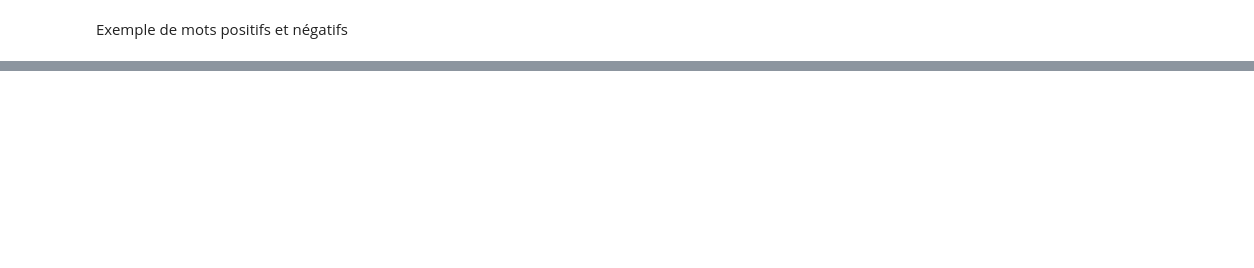
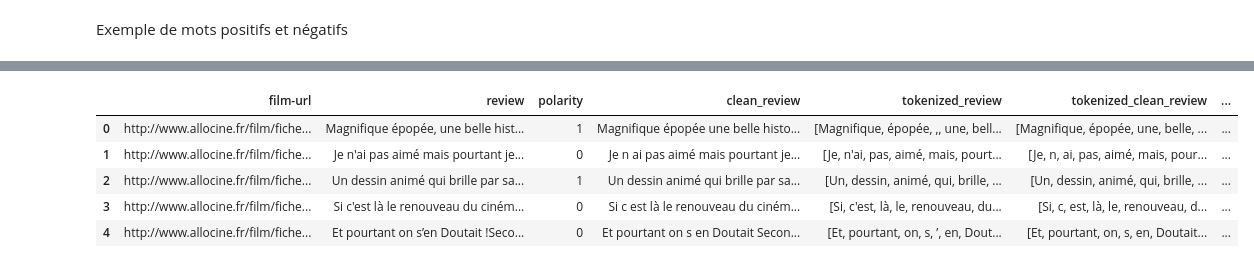
Before and after one commit to Vachonni/TrainingNLP, a Jupyter notebook: ConsortFormationNLP.ipynb, the cells around one changed output, grey strips where cells are left out. Cells and saved outputs as stored; diff of their text form; code cells hidden in the pictures; blank space fills up the shorter version.

```diff
--- a/ConsortFormationNLP.ipynb
+++ b/ConsortFormationNLP.ipynb
@@ -207,0 +215,10 @@ POSITIVE:
+# %%
+test_data['word_neg'] = test_data['nosw_tokenized_clean_review'].apply(lambda l: [w for w in l if w in lex['negative'].values])
+test_data.head()
+# %% [output]
+|  | film-url | review | polarity | clean_review | tokenized_review | tokenized_clean_review | ... |
+| 0 | http://www.allocine.fr/film/fiche... | Magnifique épopée, une belle hist... | 1 | Magnifique épopée une belle histo... | [Magnifique, épopée, ,, une, bell... | [Magnifique, épopée, une, belle, ... | ... |
+| 1 | http://www.allocine.fr/film/fiche... | Je n'ai pas aimé mais pourtant je... | 0 | Je n ai pas aimé mais pourtant je... | [Je, n'ai, pas, aimé, mais, pourt... | [Je, n, ai, pas, aimé, mais, pour... | ... |
+| 2 | http://www.allocine.fr/film/fiche... | Un dessin animé qui brille par sa... | 1 | Un dessin animé qui brille par sa... | [Un, dessin, animé, qui, brille, ... | [Un, dessin, animé, qui, brille, ... | ... |
+| 3 | http://www.allocine.fr/film/fiche... | Si c'est là le renouveau du ciném... | 0 | Si c est là le renouveau du ciném... | [Si, c'est, là, le, renouveau, du... | [Si, c, est, là, le, renouveau, d... | ... |
+| 4 | http://www.allocine.fr/film/fiche... | Et pourtant on s’en Doutait !Seco... | 0 | Et pourtant on s en Doutait Secon... | [Et, pourtant, on, s, ’, en, Dout... | [Et, pourtant, on, s, en, Doutait... | ... |
```
Also changed, not shown: parts of 10 cells of this notebook.
